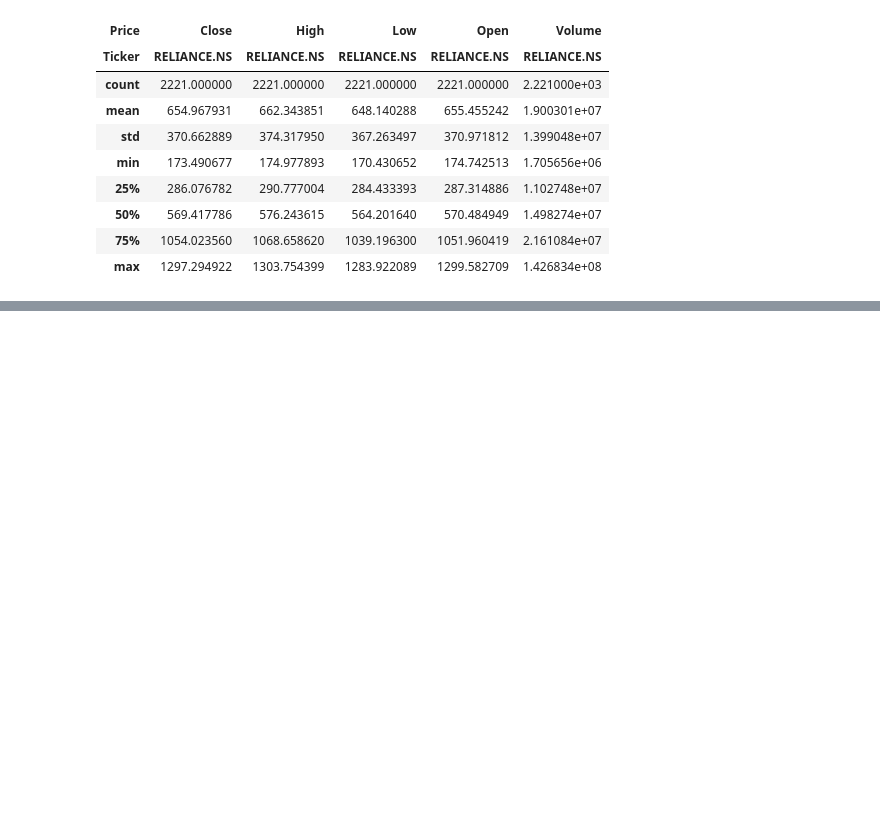
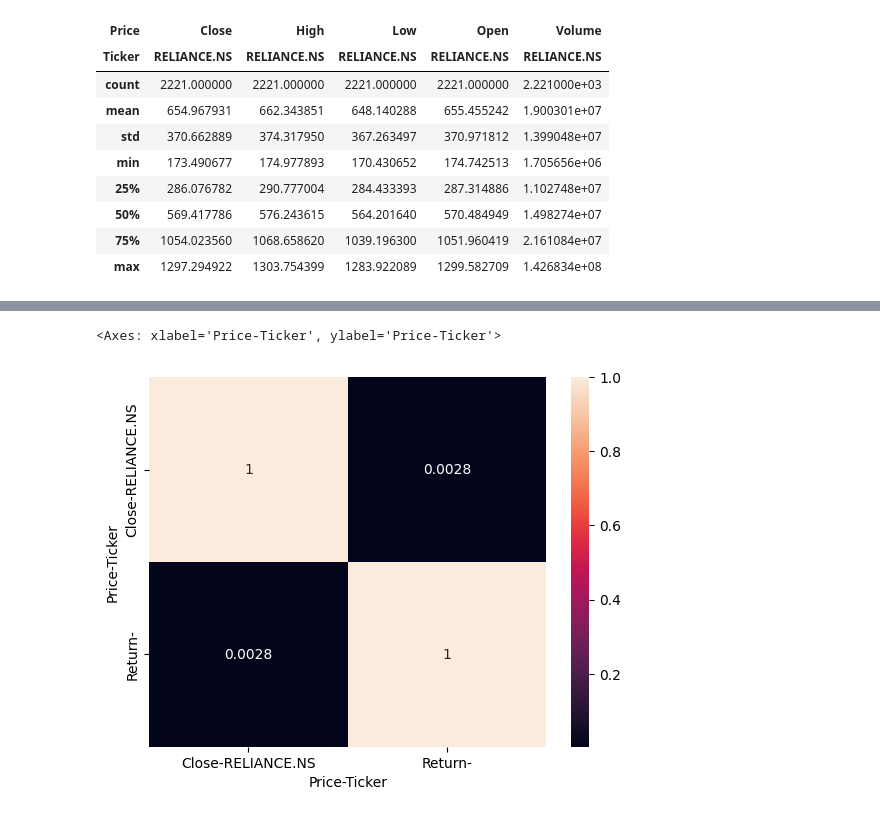
Before and after one commit to BinaryWhizz/Machine-Learning, a Jupyter notebook: Machine Learning 03/01.ipynb, the cells around one changed output, grey strips where cells are left out. Cells and saved outputs as stored; diff of their text form; code cells hidden in the pictures; blank space fills up the shorter version.

```diff
--- a/Machine Learning 03/01.ipynb
+++ b/Machine Learning 03/01.ipynb
@@ -45,0 +83,8 @@ df.describe()
+# %%
+# Correlation
+
+import seaborn as sns
+sns.heatmap(df[['Close','Return']].corr(), annot=True)
+# %% [output]
+<Axes: xlabel='Price-Ticker', ylabel='Price-Ticker'>
+[figure, added]
```
Also changed, not shown: parts of 20 cells of this notebook, 1 other file.
